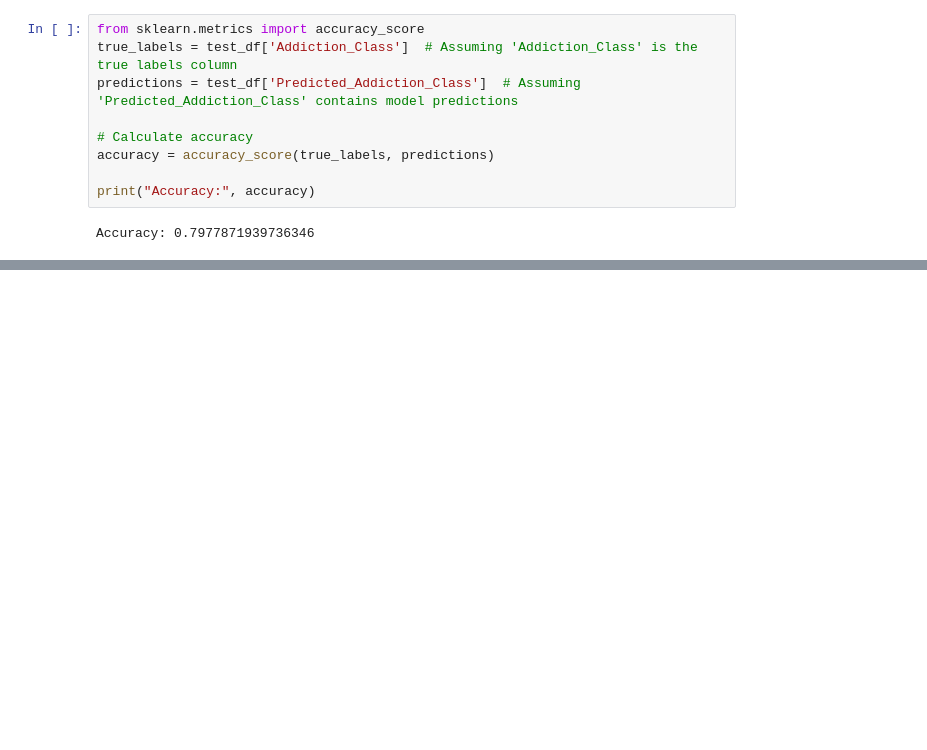
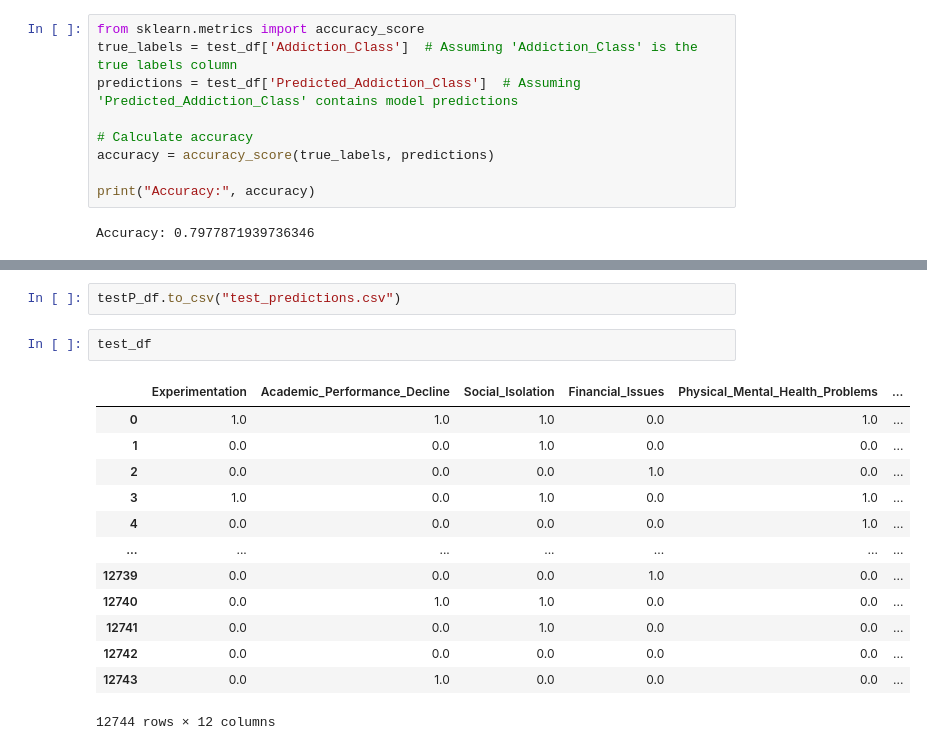
Before and after one commit to a-4anand/studentAddictionPrediction, a Jupyter notebook: studentAddictionPrediction.ipynb, the cells around one changed output, grey strips where cells are left out. Saved outputs shown, nothing was run; the diff lists cells and outputs as text; blank space fills up the shorter version.

```diff
--- a/studentAddictionPrediction.ipynb
+++ b/studentAddictionPrediction.ipynb
@@ -169,0 +186,18 @@ Accuracy: 0.7977871939736346
+# %%
+testP_df.to_csv("test_predictions.csv")
+# %%
+test_df
+# %% [output]
+|  | Experimentation | Academic_Performance_Decline | Social_Isolation | Financial_Issues | Physical_Mental_Health_Problems | ... |
+| 0 | 1.0 | 1.0 | 1.0 | 0.0 | 1.0 | ... |
+| 1 | 0.0 | 0.0 | 1.0 | 0.0 | 0.0 | ... |
+| 2 | 0.0 | 0.0 | 0.0 | 1.0 | 0.0 | ... |
+| 3 | 1.0 | 0.0 | 1.0 | 0.0 | 1.0 | ... |
+| 4 | 0.0 | 0.0 | 0.0 | 0.0 | 1.0 | ... |
+| ... | ... | ... | ... | ... | ... | ... |
+| 12739 | 0.0 | 0.0 | 0.0 | 1.0 | 0.0 | ... |
+| 12740 | 0.0 | 1.0 | 1.0 | 0.0 | 0.0 | ... |
+| 12741 | 0.0 | 0.0 | 1.0 | 0.0 | 0.0 | ... |
+| 12742 | 0.0 | 0.0 | 0.0 | 0.0 | 0.0 | ... |
+| 12743 | 0.0 | 1.0 | 0.0 | 0.0 | 0.0 | ... |
+12744 rows × 12 columns
```
Also changed, not shown: parts of 4 cells of this notebook, 3 other files.
